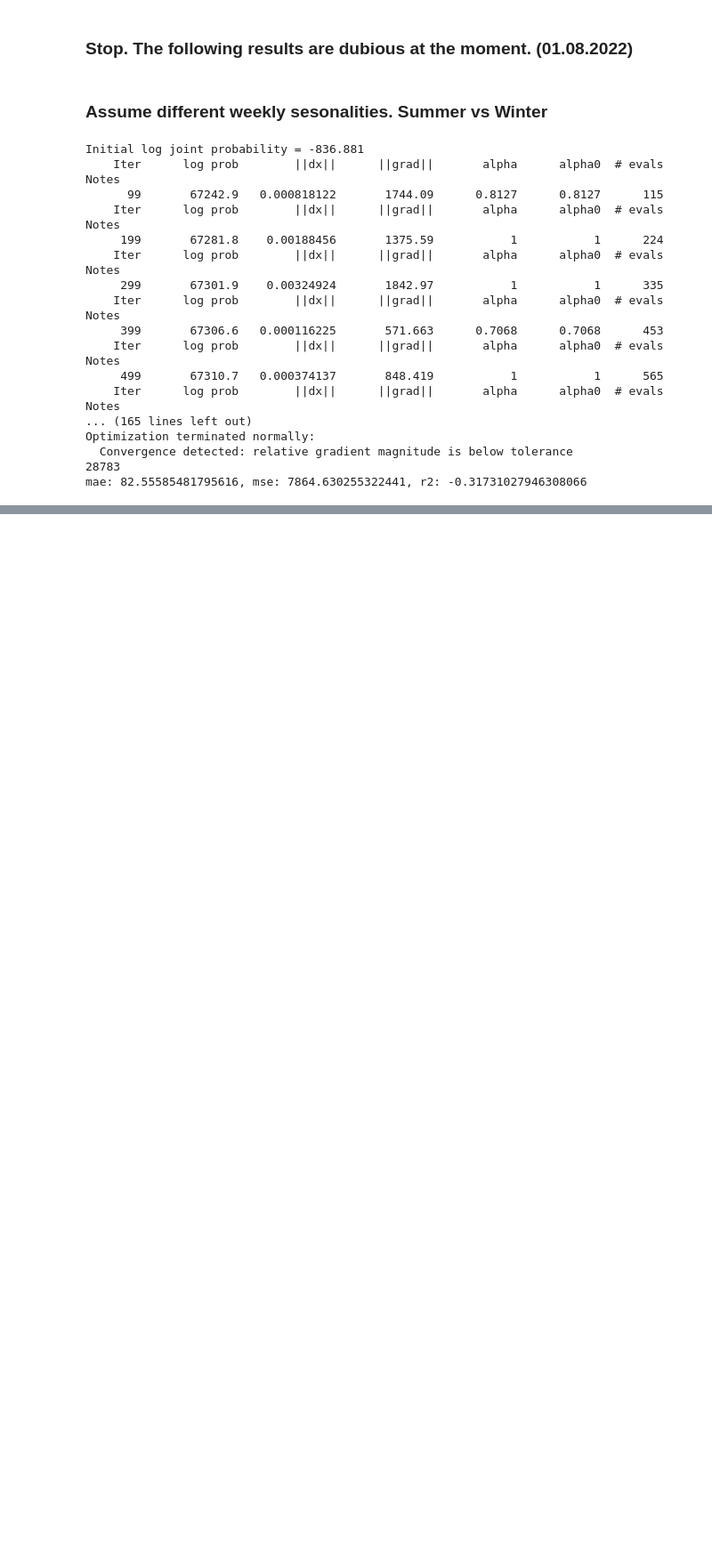
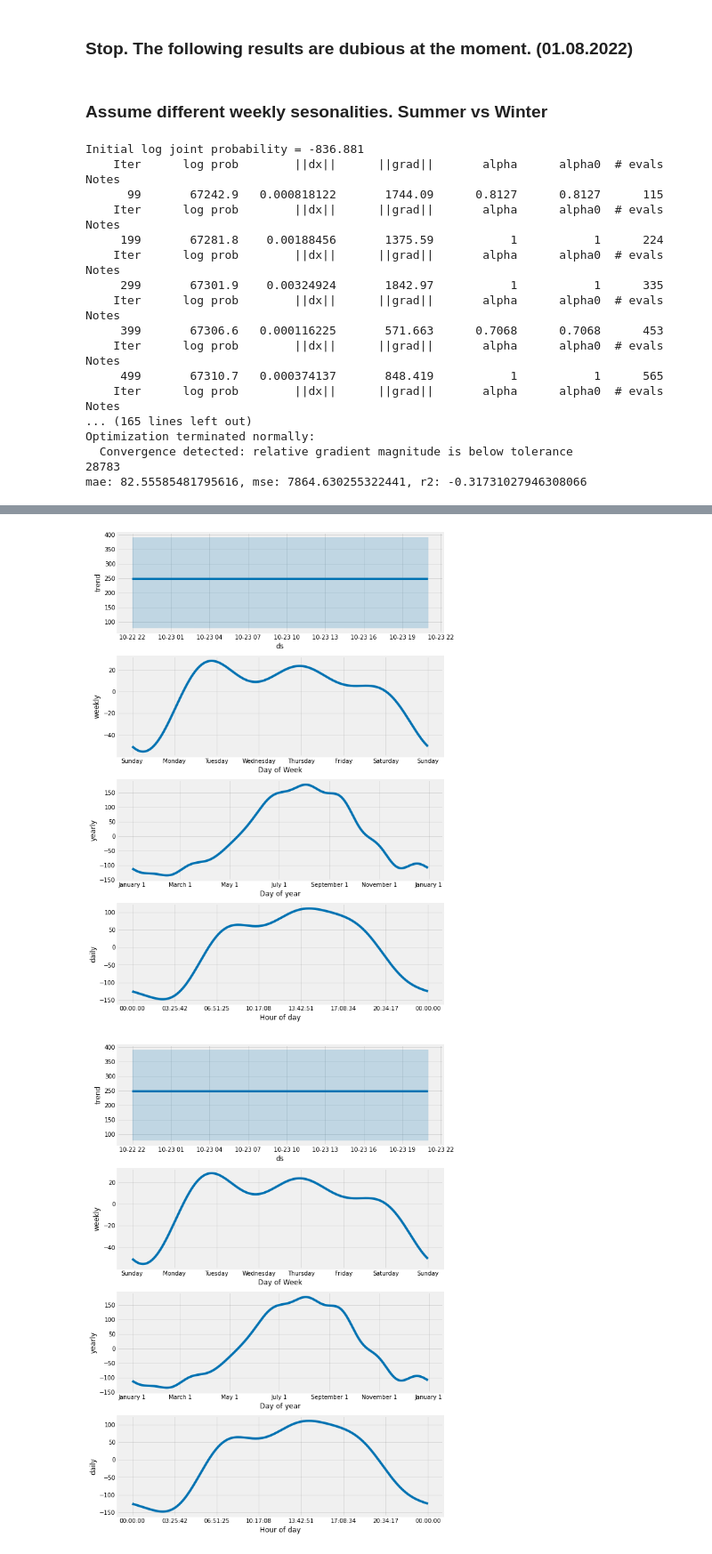
Before and after one commit to erickCantu/TheGreenCitySolutionsGroup, a Jupyter notebook: notebooks/TS_prophet.ipynb, the cells around one changed output, grey strips where cells are left out. Shown at 89% size. Cells and saved outputs as stored; diff of their text form; code cells hidden in the pictures; blank space fills up the shorter version.

```diff
--- a/notebooks/TS_prophet.ipynb
+++ b/notebooks/TS_prophet.ipynb
@@ -613,0 +701,5 @@ mae: 82.55585481795616, mse: 7864.630255322441, r2: -0.31731027946308066
+# %%
+md_33357.plot_components(df_futures)
+# %% [output]
+[figure, added]
+[figure, added]
```
Also changed, not shown: parts of 13 cells of this notebook.
